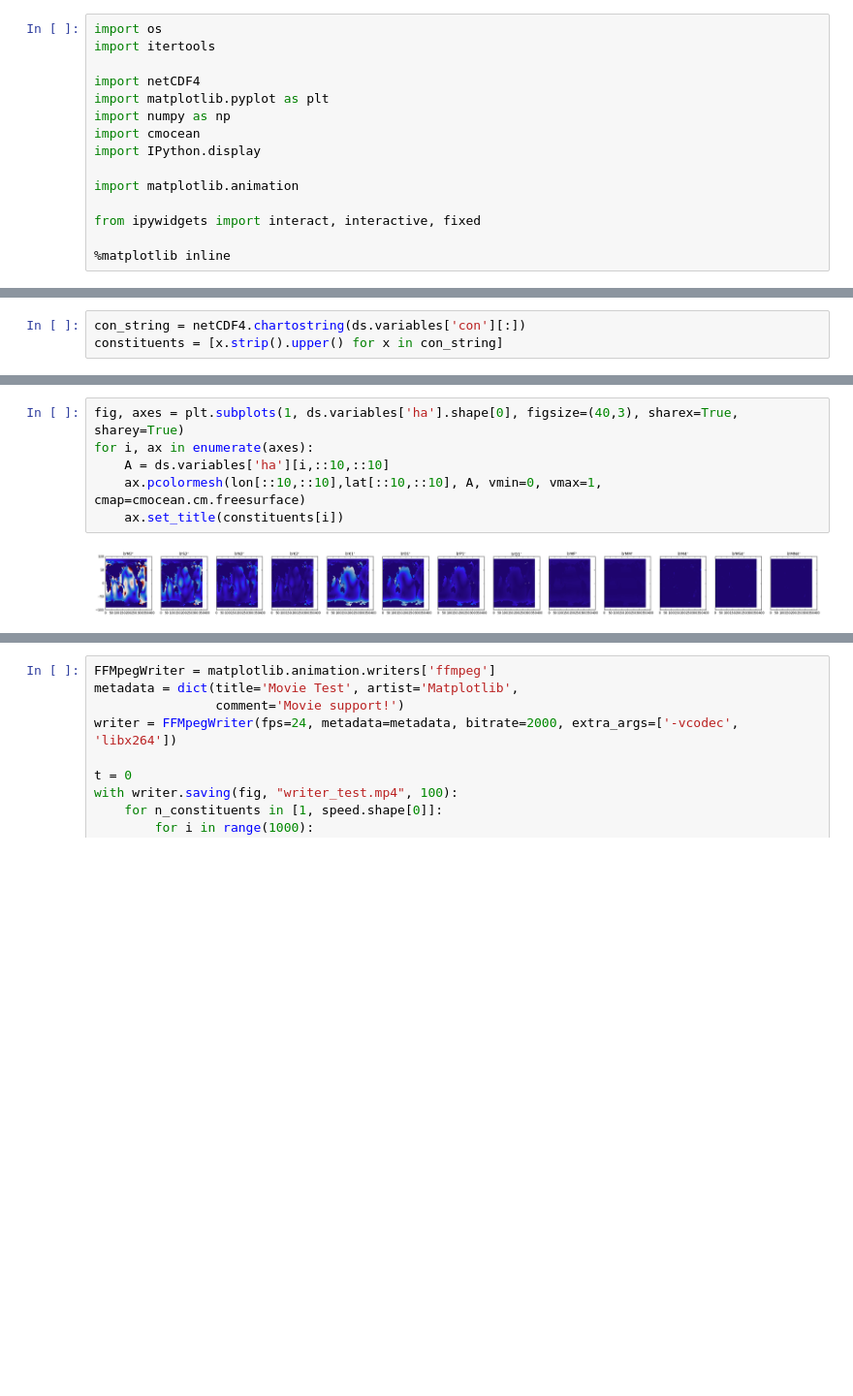
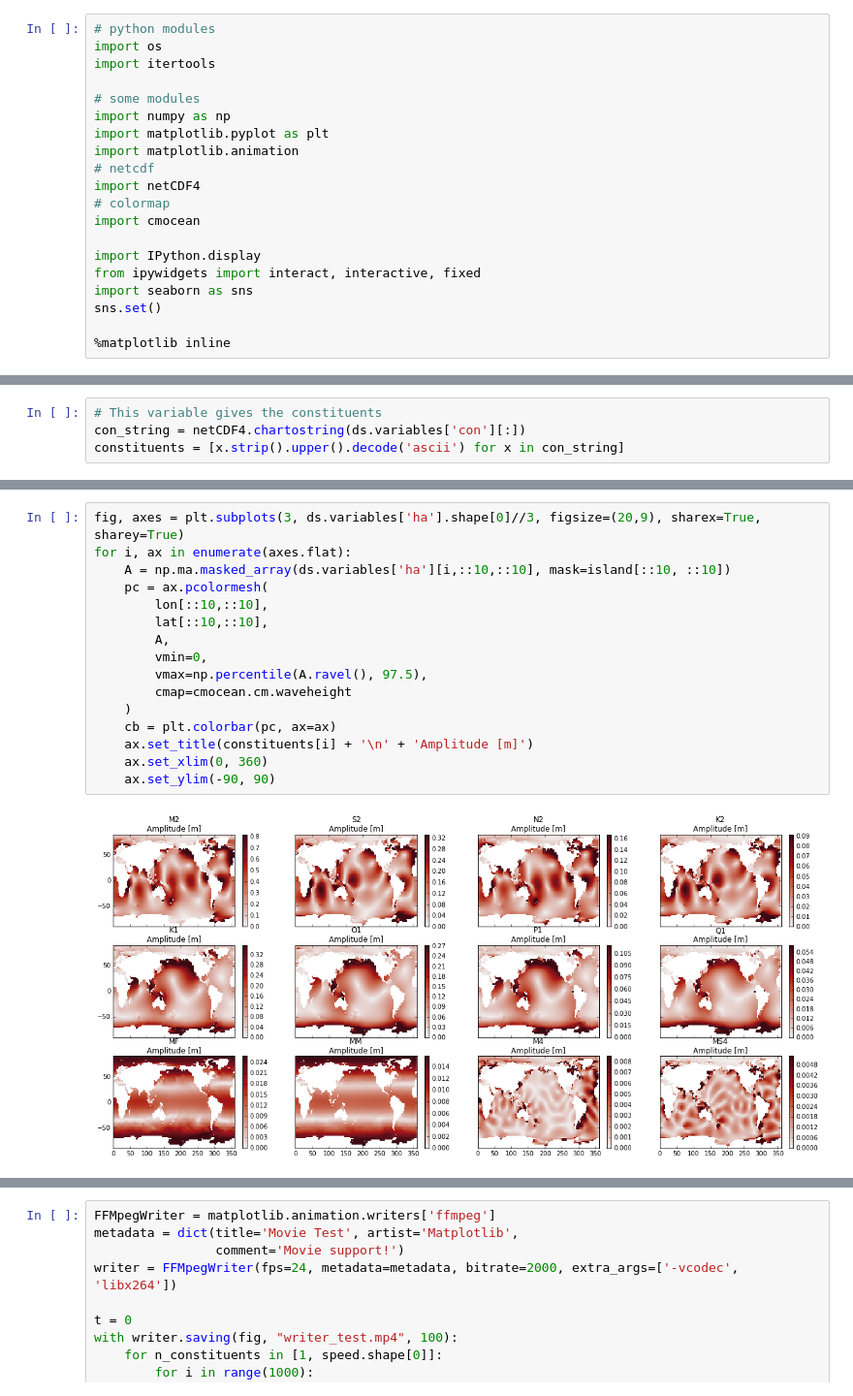
Before and after one commit to openearth/notebooks, a Jupyter notebook: tidalstuff.ipynb, the cells around one changed output, grey strips where cells are left out. Shown at 97% size. Saved outputs shown, nothing was run; the diff lists cells and outputs as text; blank space fills up the shorter version.

Commit message:
tidal animation

```diff
--- a/tidalstuff.ipynb
+++ b/tidalstuff.ipynb
@@ -1,16 +1,21 @@
 # %%
+# python modules
 import os
 import itertools
 
+# some modules
+import numpy as np
+import matplotlib.pyplot as plt
+import matplotlib.animation
+# netcdf
 import netCDF4
-import matplotlib.pyplot as plt
-import numpy as np
+# colormap
 import cmocean
+
 import IPython.display
-
-import matplotlib.animation
-
 from ipywidgets import interact, interactive, fixed
+import seaborn as sns
+sns.set()
 
 %matplotlib inline
 # %%
@@ -42,3 +26,4 @@ This variable gives the constituents
 # %%
+# This variable gives the constituents
 con_string = netCDF4.chartostring(ds.variables['con'][:])
-constituents = [x.strip().upper() for x in con_string]
+constituents = [x.strip().upper().decode('ascii') for x in con_string]
@@ -55,9 +33,19 @@ plt.ylim(52,54)
 island = ~ds.variables['hp'][:].any(axis=0)
 # %%
-fig, axes = plt.subplots(1, ds.variables['ha'].shape[0], figsize=(40,3), sharex=True, sharey=True)
-for i, ax in enumerate(axes):
-    A = ds.variables['ha'][i,::10,::10]
-    ax.pcolormesh(lon[::10,::10],lat[::10,::10], A, vmin=0, vmax=1, cmap=cmocean.cm.freesurface)
-    ax.set_title(constituents[i])
+fig, axes = plt.subplots(3, ds.variables['ha'].shape[0]//3, figsize=(20,9), sharex=True, sharey=True)
+for i, ax in enumerate(axes.flat):
+    A = np.ma.masked_array(ds.variables['ha'][i,::10,::10], mask=island[::10, ::10])
+    pc = ax.pcolormesh(
+        lon[::10,::10],
+        lat[::10,::10],
+        A,
+        vmin=0,
+        vmax=np.percentile(A.ravel(), 97.5),
+        cmap=cmocean.cm.waveheight
+    )
+    cb = plt.colorbar(pc, ax=ax)
+    ax.set_title(constituents[i] + '\n' + 'Amplitude [m]')
+    ax.set_xlim(0, 360)
+    ax.set_ylim(-90, 90)
 # %% [output]
-[figure, old version]
+[figure, new version]
```
Also changed, not shown: parts of 16 cells of this notebook.
